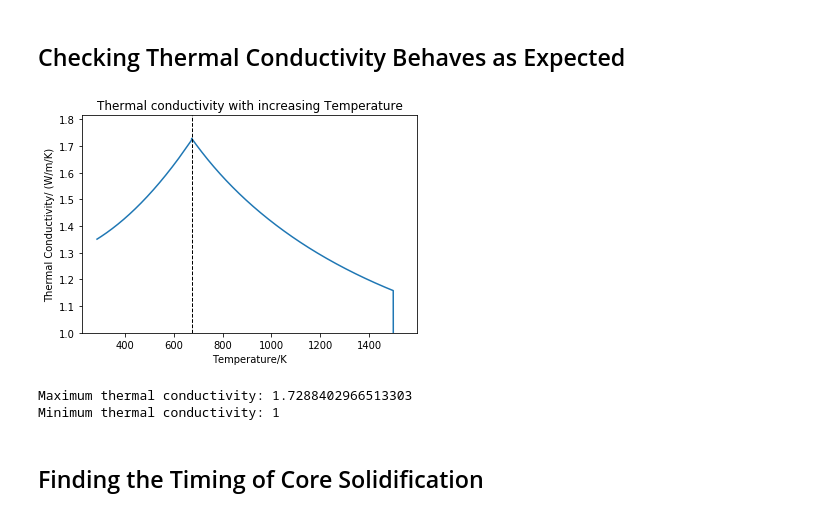
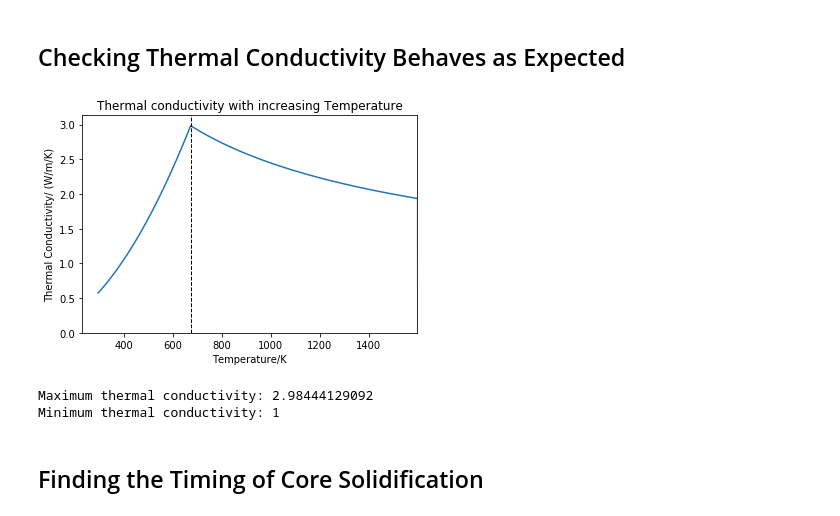
Before and after one commit to andreww/pallasite_models, a Jupyter notebook: PlanetaryCoolingModelWithVaryingThermalConductivity.ipynb, the cells around one changed output. Drawn from its saved outputs; the diff is of its cells as text; code cells hidden in the pictures.

Commit message:
Update thermal conductivity
It now goes to zero at T = 0 K.

```diff
--- a/PlanetaryCoolingModelWithVaryingThermalConductivity.ipynb
+++ b/PlanetaryCoolingModelWithVaryingThermalConductivity.ipynb
@@ -114,13 +114,13 @@ for i in range(1, len(times[1:])+1):
         if temperatures[j,i-1] >= 673:
             T_above_debye[j,i-1] = ((temperatures[j,i-1])) #Just defines T for use later
             T_below_debye[j,i] = 0 #above debye temp this extra term is 0
-            thermal_conductivity[j,i] = 10*(4.485*(((1/(temperatures[j,i-1])))**0.5))#conductivity expression for T>debye
+            thermal_conductivity[j,i] = (4.485*(((298/(temperatures[j,i-1])))**0.5))#conductivity expression for T>debye
 
         #below debye
         else:
             T_above_debye[j,i-1] = 0 #below debye this extra term is 0
             T_below_debye[j,i] = ((temperatures[j,i-1])) #Just defines T for use later
-            thermal_conductivity[j,i] = ((1E-6)*((temperatures[j,i-1])**2))+1.27 #+1.27 to link curve to after debye
+            thermal_conductivity[j,i] = ((6.589203095220635E-6)*((temperatures[j,i-1])**2)) #+1.27 to link curve to after debye
 
         #Complete the extra term above debye: timestep*-38.71*(1/T)^(3/2)*(dT/dr)^2 from differentiating kappa-T
         dK_by_dT_above_debye = (timestep)*(-36.25)*((div_0(1,T_above_debye[j,i-1])))
@@ -176,21 +176,21 @@ for i in range(1, len(times[1:])+1):
 # %%
 #check that thermal conductivity is behaving as expected
 plt.plot(temperatures[-10,:], thermal_conductivity[-10,:]) #-10 is a location somewhere near the top of the mantle
-plt.ylim(ymin=1)
+plt.ylim(ymin=0)
 plt.xlim(xmax=1597)
 plt.xlabel("Temperature/K")
 plt.ylabel("Thermal Conductivity/ (W/m/K)")
 plt.title("Thermal conductivity with increasing Temperature")
 plt.axvline(x=673, color='k', linestyle='--', label='label', linewidth = 1)
 plt.show()
 
 max_kappa = np.amax(thermal_conductivity)
 print("Maximum thermal conductivity:", max_kappa)
 min_kappa = np.amin(np.nonzero(thermal_conductivity))
 print("Minimum thermal conductivity:", min_kappa)
 # %% [output]
-[figure, old version]
+[figure, new version]
-Maximum thermal conductivity: 1.7288402966513303
+Maximum thermal conductivity: 2.98444129092
 Minimum thermal conductivity: 1
 # %% [markdown]
 ## Finding the Timing of Core Solidification
```
Also changed, not shown: parts of 4 cells of this notebook.
